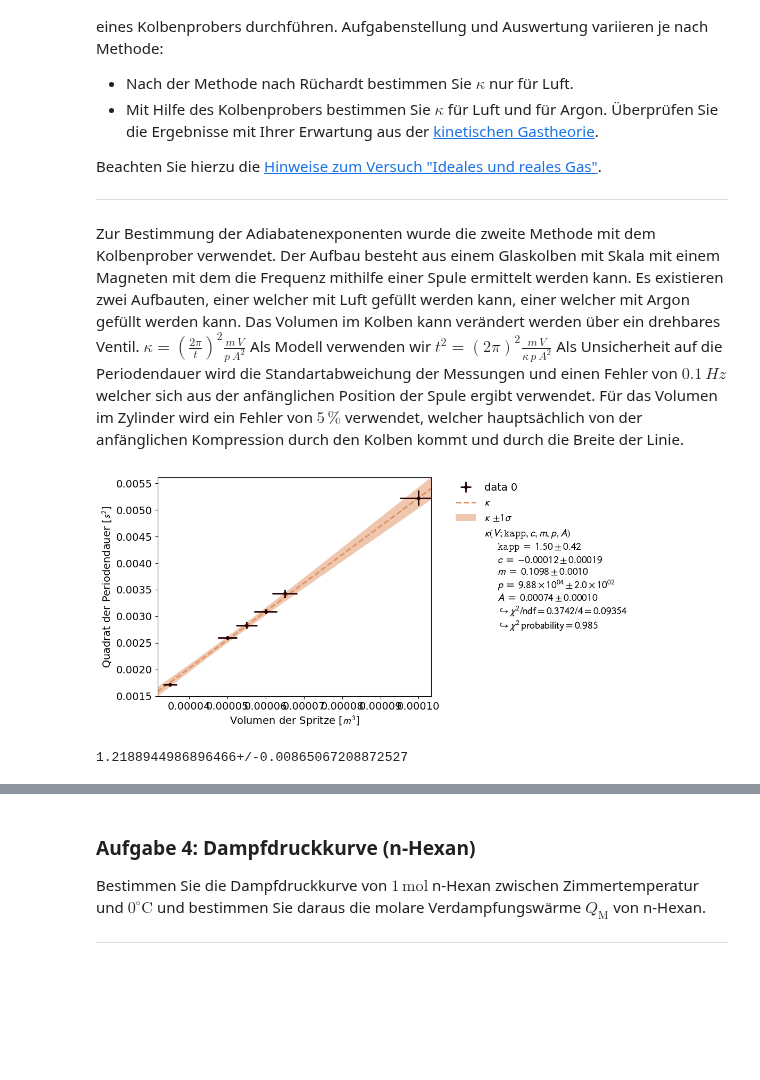
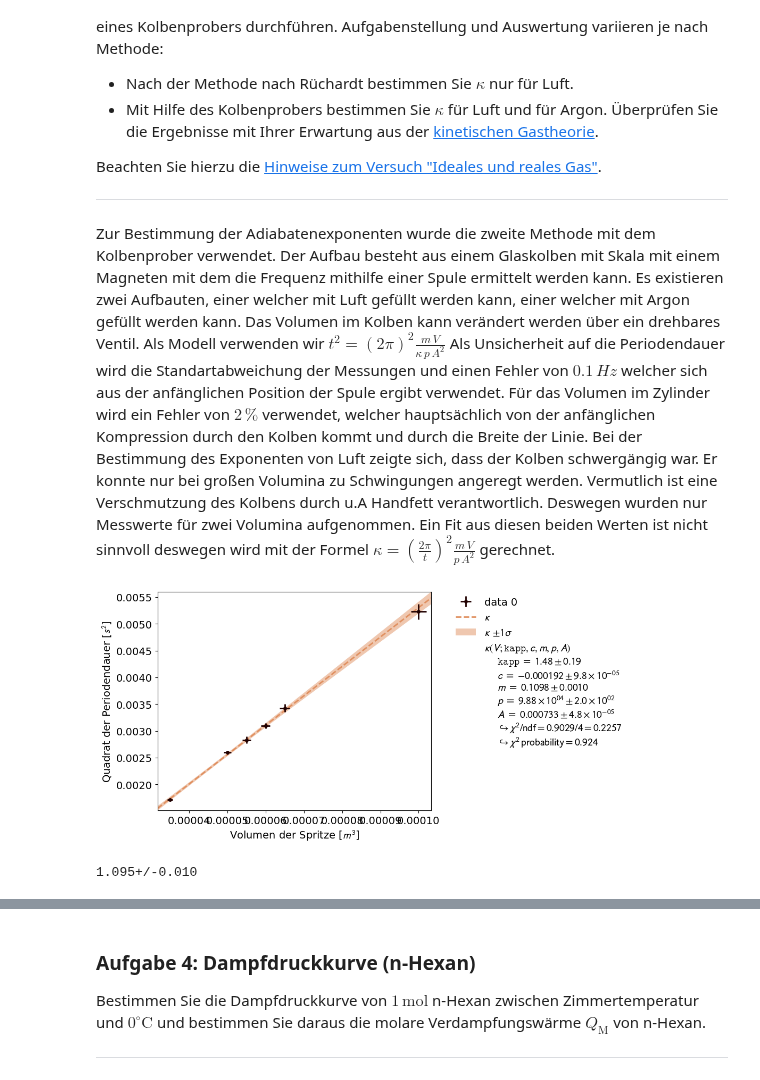
Before and after one commit to HerbertderGrosse/P2-sose-2024, a Jupyter notebook: Ideales_und_reales_Gas/Ideales_und_reales_Gas.ipynb, the cells around one changed output, grey strips where cells are left out. Saved outputs shown, nothing was run; the diff lists cells and outputs as text; code cells hidden in the pictures; blank space fills up the shorter version.

```diff
--- a/Ideales_und_reales_Gas/Ideales_und_reales_Gas.ipynb
+++ b/Ideales_und_reales_Gas/Ideales_und_reales_Gas.ipynb
@@ -231,47 +228,55 @@ Beachten Sie hierzu die [Hinweise zum Versuch "Ideales und reales Gas"](https://
 ---
 # %% [markdown]
 Zur Bestimmung der Adiabatenexponenten wurde die zweite Methode mit dem Kolbenprober verwendet. Der Aufbau besteht aus einem Glaskolben mit Skala mit einem Magneten mit dem die Frequenz mithilfe einer Spule ermittelt werden kann. Es existieren zwei Aufbauten, einer welcher mit Luft gefüllt werden kann, einer welcher mit Argon gefüllt werden kann. Das Volumen im Kolben kann verändert werden über ein drehbares Ventil.
-$\kappa = \left(\frac{2\pi}{t}\right)^2\frac{m\,V}{p\,A^2}$ Als Modell verwenden wir $ t^2=(2\pi)^2 \frac{m\,V}{\kappa \, p \, A^2}$ Als Unsicherheit auf die Periodendauer wird die Standartabweichung der Messungen und einen Fehler von $0.1\,Hz$ welcher sich aus der anfänglichen Position der Spule ergibt verwendet. Für das Volumen im Zylinder wird ein Fehler von $5\,\%$ verwendet, welcher hauptsächlich von der anfänglichen Kompression durch den Kolben kommt und durch die Breite der Linie.
+Als Modell verwenden wir $ t^2=(2\pi)^2 \frac{m\,V}{\kappa \, p \, A^2}$ Als Unsicherheit auf die Periodendauer wird die Standartabweichung der Messungen und einen Fehler von $0.1\,Hz$ welcher sich aus der anfänglichen Position der Spule ergibt verwendet. Für das Volumen im Zylinder wird ein Fehler von $2\,\%$ verwendet, welcher hauptsächlich von der anfänglichen Kompression durch den Kolben kommt und durch die Breite der Linie. Bei der Bestimmung des Exponenten von Luft zeigte sich, dass der Kolben schwergängig war. Er konnte nur bei großen Volumina zu Schwingungen angeregt werden. Vermutlich ist eine Verschmutzung des Kolbens durch u.A Handfett verantwortlich. Deswegen wurden nur Messwerte für zwei Volumina aufgenommen. Ein Fit aus diesen beiden Werten ist nicht sinnvoll deswegen wird mit der Formel $\kappa = \left(\frac{2\pi}{t}\right)^2\frac{m\,V}{p\,A^2}$  gerechnet.
 # %%
 
-ml80 =np.array([15.19,14.97,15.43,.15,21])
-ml60 = np.array([24.59,24.59,])
+ml80 =np.array([15.19,14.97,15.43,15.21])
+ml60 = np.array([24.59,24.59])
 
 argon65 = np.array([24.11, 24.17])
 argon50 = np.array([19.67,  19.58, 19.63])
 argon45 = np.array([18.85, 18.87, 18.88, 18.60])
 argon40 = np.array([17.93, 18.01, 17.96, 18.03])
 argon35 = np.array([17.16, 17.18, 16.99, 17.13, 16.95])
 argon0 = np.array([13.87, 13.88, 13.94, 13.76, 13.70])
 
 
 argon = unumpy.uarray([np.mean(argon65), np.mean(argon50), np.mean(argon45),np.mean(argon40),np.mean(argon35),np.mean(argon0)], np.array([np.std(argon65),np.std(argon50),np.std(argon45),np.std(argon40),np.std(argon35),np.std(argon0)])+0.1)
 millis = 100e-6-np.array([65,50,45,40,35,0])*1e-6
+#
 
 def kappa(V,kapp=1.6,c=0,m=0.1098,p=988*100,A=(31.1e-3/2)**2*np.pi):
     return (2*np.pi)**2*(m*V)/(kapp*p*A**2)+c
 
-resist = kafe2.XYContainer(millis,unumpy.nominal_values((1/argon)**2) )
-resist.add_error('x',0.05,relative=True)
-resist.add_error('y',unumpy.std_devs((1/argon)**2))
-resist_fit = kafe2.Fit(resist,kappa)
-resist_fit.add_parameter_constraint("p",988*100,2*100 )
-resist_fit.add_parameter_constraint("A",(31.1e-3/2)**2*np.pi,2*100 )
-resist_fit.add_parameter_constraint("m",0.1098,0.001)
+argon_cont = kafe2.XYContainer(millis,unumpy.nominal_values((1/argon)**2) )
+argon_cont.add_error('x',0.02,relative=True)
+argon_cont.add_error('y',unumpy.std_devs((1/argon)**2))
+argon_fit = kafe2.Fit(argon_cont,kappa)
+argon_fit.add_parameter_constraint("p",988*100,2*100 )
+argon_fit.add_parameter_constraint("A",(31.1e-3/2)**2*np.pi,2*100 )
+argon_fit.add_parameter_constraint("m",0.1098,0.001)
 
 
 
-resist_fit.do_fit()
-resist_plot = kafe2.Plot(resist_fit)
-resist_plot.y_label = 'Quadrat der Periodendauer [$s^2$]'
-resist_plot.x_label = 'Volumen der Spritze [$m^3$]'
-resist_plot.plot()
+argon_fit.do_fit()
+argon_plot = kafe2.Plot(argon_fit)
+argon_plot.y_label = 'Quadrat der Periodendauer [$s^2$]'
+argon_plot.x_label = 'Volumen der Spritze [$m^3$]'
+argon_plot.plot()
 
 plt.show()
 
+
+
+
+luft = unumpy.uarray([np.mean(ml80), np.mean(ml60)], np.array([np.std(ml80),np.std(ml60)])+0.1)
+millis = np.array([80,60])*1e-6
+
+
 def kappa2(V,t,m=0.1098,p=988*100,A=(31.1e-3/2)**2*np.pi):
     return (2*np.pi)**2*(m*V)/(p*A**2)/t
-np.mean(kappa2(100e-6-millis,(1/argon)**2))
+print(np.mean(kappa2(100e-6-millis,(1/luft)**2)))
 # %% [output]
-[figure, old version]
+[figure, new version]
-1.2188944986896466+/-0.00865067208872527
+1.095+/-0.010
```
Also changed, not shown: parts of 2 cells of this notebook.
